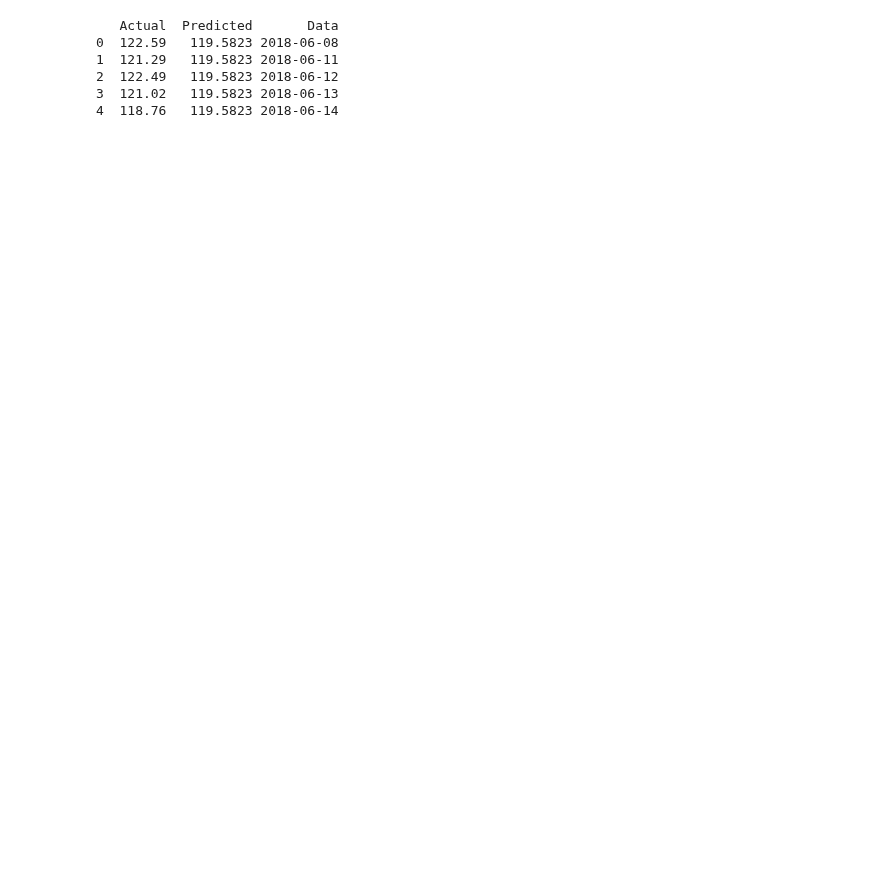
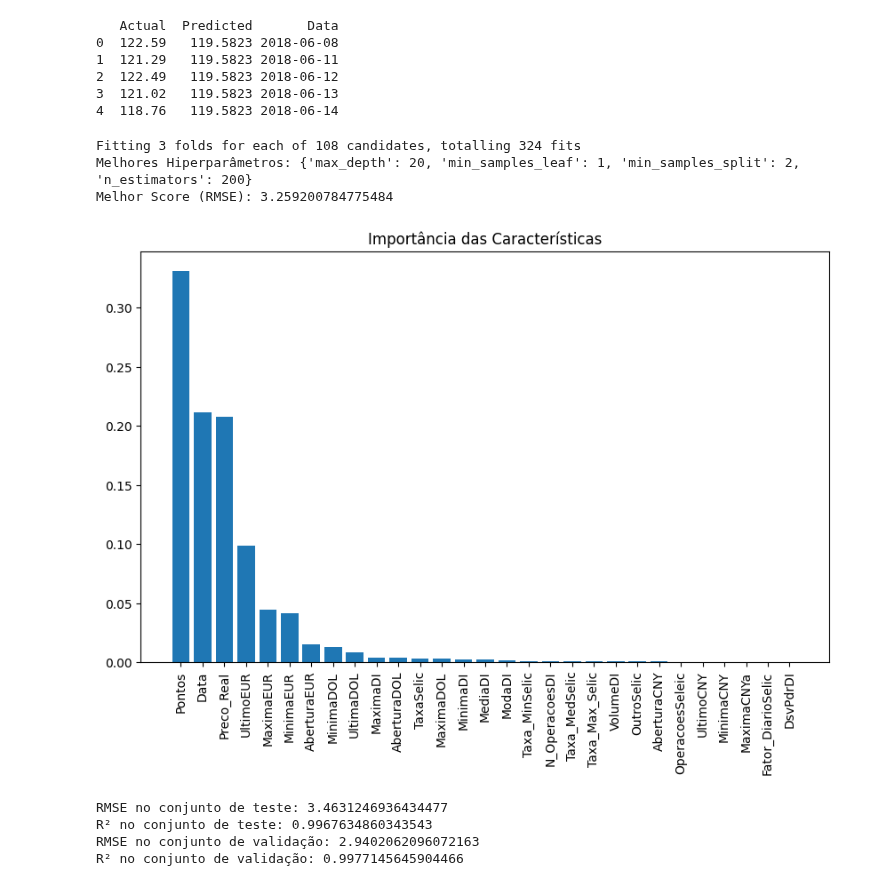
Before and after one commit to M1LENAFAR1A/Previsao_Diferenca_Pontos_Cafe, a Jupyter notebook: ttv.ipynb, the cells around one changed output. Saved outputs shown, nothing was run; the diff lists cells and outputs as text; code cells hidden in the pictures; blank space fills up the shorter version.

```diff
--- a/ttv.ipynb
+++ b/ttv.ipynb
@@ -69,7 +69,7 @@ from sklearn.metrics import mean_squared_error
 from sklearn.preprocessing import LabelEncoder
 
 # Carregue seus dados aqui
-data = pd.read_csv('"C:/Users/milen/OneDrive/Documentos/TCC/new/com_clima.csv')
+data = pd.read_csv('C:/Users/milen/OneDrive/Documentos/TCC/new/sem_clima.csv')
 
 # Preparação dos dados
 # Substitua 'Preco_Dolar' pela sua variável alvo
@@ -110,3 +110,74 @@ best_score = np.sqrt(-grid_search.best_score_)
 # Exibindo os resultados
 print("Melhores Hiperparâmetros:", best_params)
 print("Melhor Score (RMSE):", best_score)
+# %% [output]
+Fitting 3 folds for each of 108 candidates, totalling 324 fits
+Melhores Hiperparâmetros: {'max_depth': 20, 'min_samples_leaf': 1, 'min_samples_split': 2, 'n_estimators': 200}
+Melhor Score (RMSE): 3.259200784775484
+# %%
+import pandas as pd
+import numpy as np
+from sklearn.model_selection import train_test_split, GridSearchCV
+from sklearn.ensemble import RandomForestRegressor
+from sklearn.metrics import mean_squared_error, r2_score
+from sklearn.preprocessing import LabelEncoder
+import matplotlib.pyplot as plt
+
+# Carregar dados
+data = pd.read_csv('C:/Users/milen/OneDrive/Documentos/TCC/new/sem_clima.csv')
+
+# Preparação dos dados
+features = data.drop('Preco_Dolar', axis=1)
+target = data['Preco_Dolar']
+
+# Convertendo variáveis categóricas em numéricas
+label_encoders = {}
+for column in features.select_dtypes(include=['object']).columns:
+    le = LabelEncoder()
+    features[column] = le.fit_transform(features[column])
+
+# Divisão dos dados em treino, teste e validação
+features_train, features_test, target_train, target_test = train_test_split(
+    features, target, test_size=0.3, random_state=42)
+features_test, features_val, target_test, target_val = train_test_split(
+    features_test, target_test, test_size=0.5, random_state=42)
+
+# Melhores hiperparâmetros (substitua pelos seus valores)
+best_params = {'max_depth': None, 'min_samples_leaf': 1, 'min_samples_split': 2, 'n_estimators': 200}
+
+# Re-treinando o modelo com os melhores hiperparâmetros
+rf_best = RandomForestRegressor(**best_params, random_state=42)
+rf_best.fit(features_train, target_train)
+
+# Avaliando o modelo no conjunto de teste
+predictions_test = rf_best.predict(features_test)
+test_rmse = np.sqrt(mean_squared_error(target_test, predictions_test))
+test_r2 = r2_score(target_test, predictions_test)
+
+# Avaliando o modelo no conjunto de validação
+predictions_val = rf_best.predict(features_val)
+val_rmse = np.sqrt(mean_squared_error(target_val, predictions_val))
+val_r2 = r2_score(target_val, predictions_val)
+
+# Análise de importância das características
+importances = rf_best.feature_importances_
+indices = np.argsort(importances)[::-1]
+
+# Exibindo a importância das características
+plt.figure(figsize=(10, 6))
+plt.title('Importância das Características')
+plt.bar(range(features_train.shape[1]), importances[indices])
+plt.xticks(range(features_train.shape[1]), features_train.columns[indices], rotation=90)
+plt.show()
+
+# Exibindo resultados
+print('RMSE no conjunto de teste:', test_rmse)
+print('R² no conjunto de teste:', test_r2)
+print('RMSE no conjunto de validação:', val_rmse)
+print('R² no conjunto de validação:', val_r2)
+# %% [output]
+[figure, added]
+RMSE no conjunto de teste: 3.4631246936434477
+R² no conjunto de teste: 0.9967634860343543
+RMSE no conjunto de validação: 2.9402062096072163
+R² no conjunto de validação: 0.9977145645904466
```
Also changed, not shown: parts of 6 cells of this notebook.
